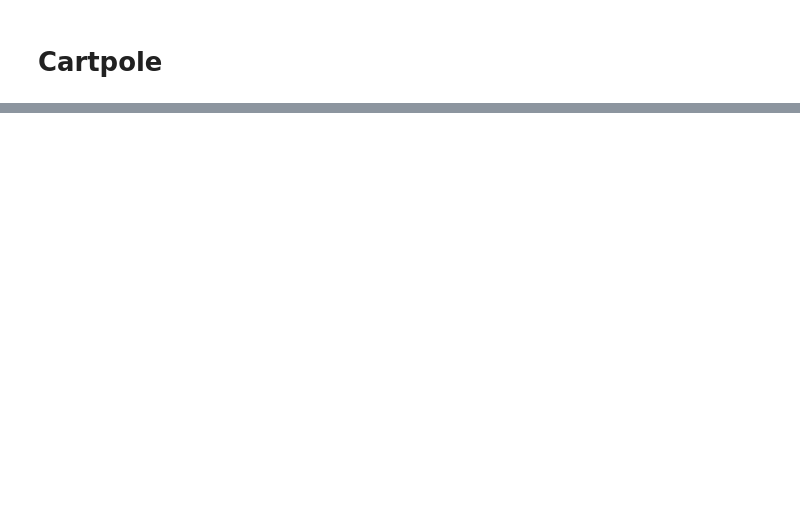
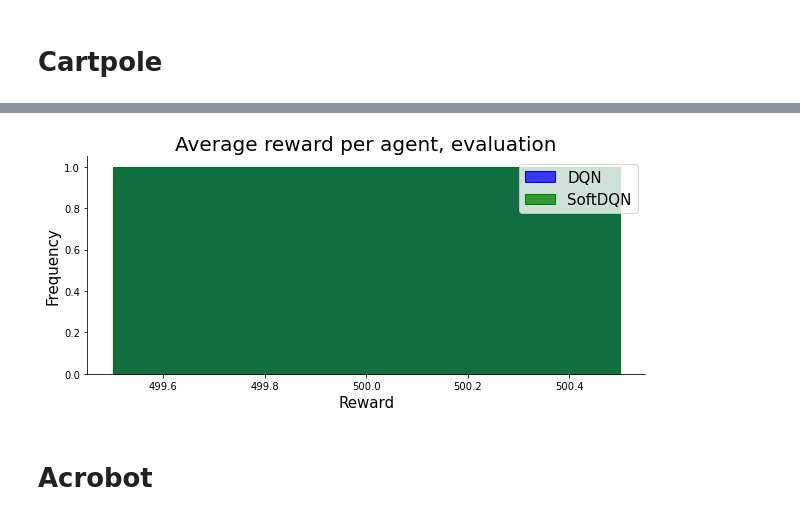
Before and after one commit to shubhamkulkarni01/cse257-paper, a Jupyter notebook: data/graphing.ipynb, the cells around one changed output, grey strips where cells are left out. Saved outputs shown, nothing was run; the diff lists cells and outputs as text; code cells hidden in the pictures; blank space fills up the shorter version.

```diff
--- a/data/graphing.ipynb
+++ b/data/graphing.ipynb
@@ -58,0 +108,25 @@ ax.legend(fontsize=15)
+# %%
+prefix = 'CartPole-v1/'
+eval_dqn = pd.read_csv(prefix + 'eval-a2c.csv')['0']
+eval_softdqn = pd.read_csv(prefix + 'eval-ma2c.csv')['0']
+
+fig = plt.figure(figsize=(10,4))
+
+ax = fig.gca()
+sns.histplot(data=eval_dqn, label='DQN', ax = ax, color='b', element='step', stat='probability')
+sns.histplot(data=eval_softdqn, label='SoftDQN', ax = ax, color='g', element='step', stat='probability')
+
+sns.despine()
+
+ax.set_title('Average reward per agent, evaluation', fontsize=20)
+ax.set_xlabel('Reward', fontsize=15)
+ax.set_ylabel('Frequency', fontsize=15)
+
+
+ax.legend(fontsize=15)
+
+plt.savefig('images/'+prefix+'ext_eval.png')
+# %% [output]
+[figure, added]
+# %% [markdown]
+# Acrobot
```
Also changed, not shown: parts of 23 cells of this notebook, 6 other files.
